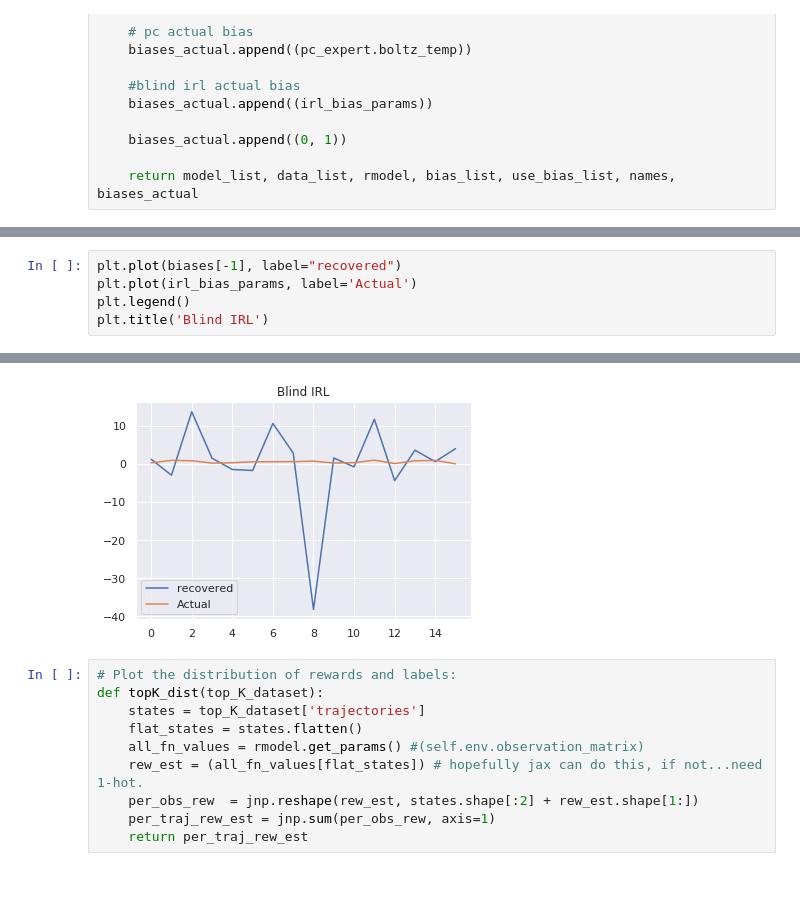
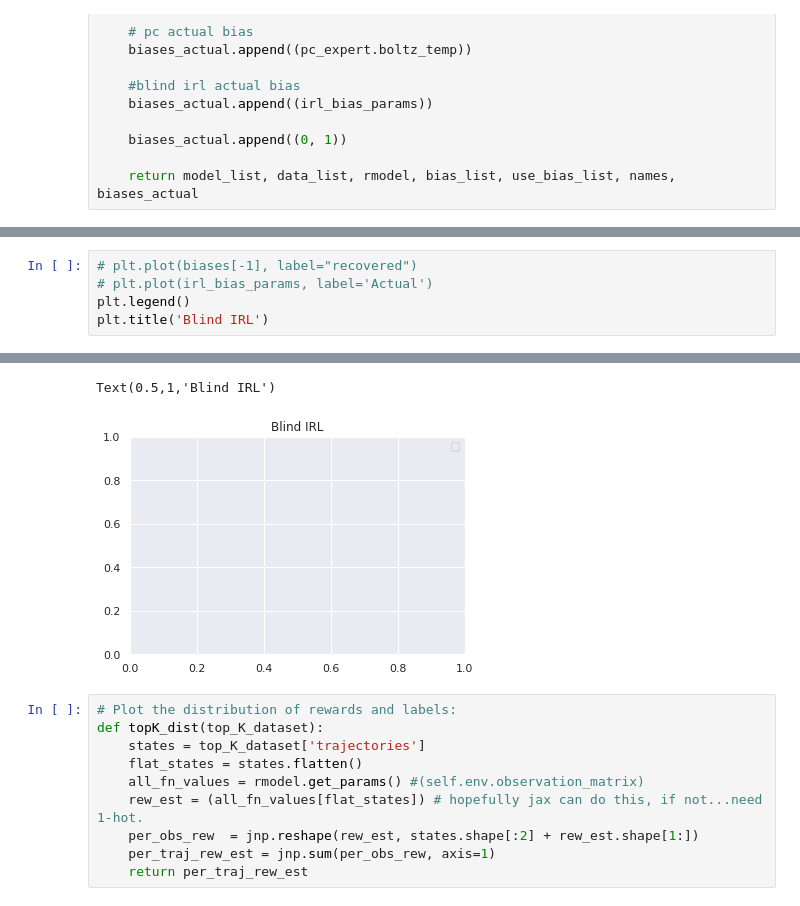
Before and after one commit to qxcv/bootstrapping-bias-learning, a Jupyter notebook: multi_learn.ipynb, the cells around one changed output, grey strips where cells are left out. Drawn from its saved outputs; the diff is of its cells as text.

```diff
--- a/multi_learn.ipynb
+++ b/multi_learn.ipynb
@@ -549,6 +549,6 @@ TypeError: evaluate() missing 1 required positional argument: 'name'
 # %%
-plt.plot(biases[-1], label="recovered")
-plt.plot(irl_bias_params, label='Actual')
+# plt.plot(biases[-1], label="recovered")
+# plt.plot(irl_bias_params, label='Actual')
 plt.legend()
 plt.title('Blind IRL')
 # %% [output]
@@ -556,4 +556,5 @@ Text(0.5,1,'Blind IRL')
+Text(0.5,1,'Blind IRL')
-[figure, old version]
+[figure, new version]
 # %%
 # Plot the distribution of rewards and labels:
 def topK_dist(top_K_dataset):
```
Also changed, not shown: parts of 40 cells of this notebook, 4 other files.
